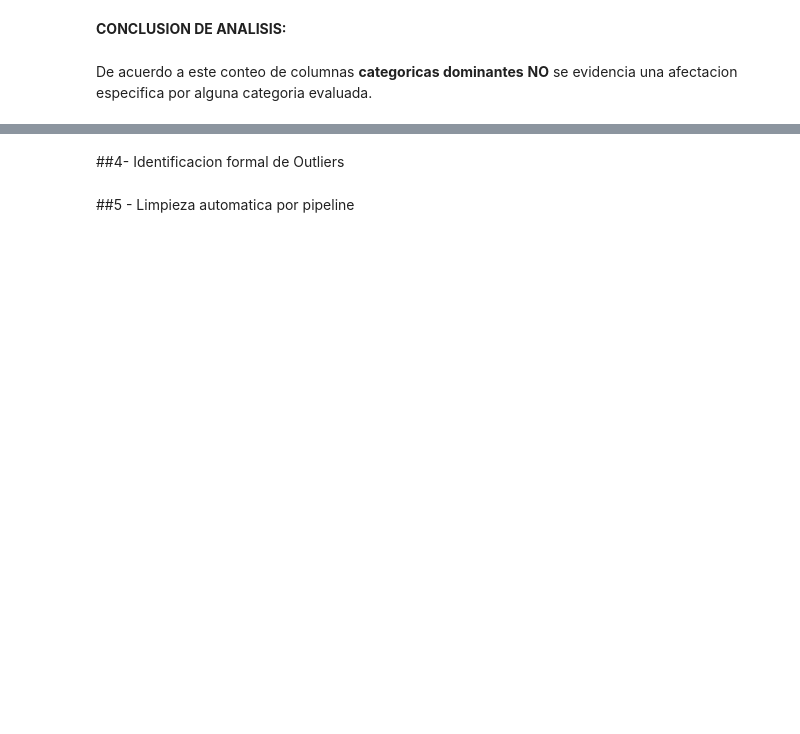
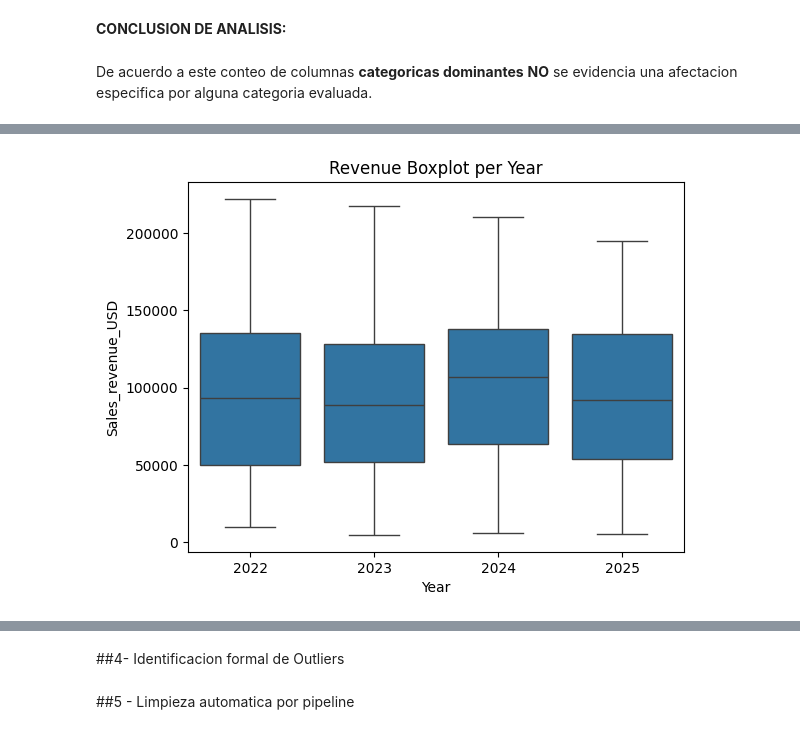
Before and after one commit to alexsandoval05/Revenue-sustainability-Chrysal, a Jupyter notebook: chrysal_profit_sustainability.ipynb, the cells around one changed output, grey strips where cells are left out. Cells and saved outputs as stored; diff of their text form; code cells hidden in the pictures; blank space fills up the shorter version.

```diff
--- a/chrysal_profit_sustainability.ipynb
+++ b/chrysal_profit_sustainability.ipynb
@@ -229,4 +374,6 @@ plt.show()
 # %%
-sns.boxplot(data=df_paises, x="Year", y="Sales_revenue_USD")
+sns.boxplot(data=sales_paises, x="Year", y="Sales_revenue_USD")
 plt.title(f'Revenue Boxplot per Year')
 plt.show()
+# %% [output]
+[figure, added]
```
Also changed, not shown: parts of 55 cells of this notebook.
